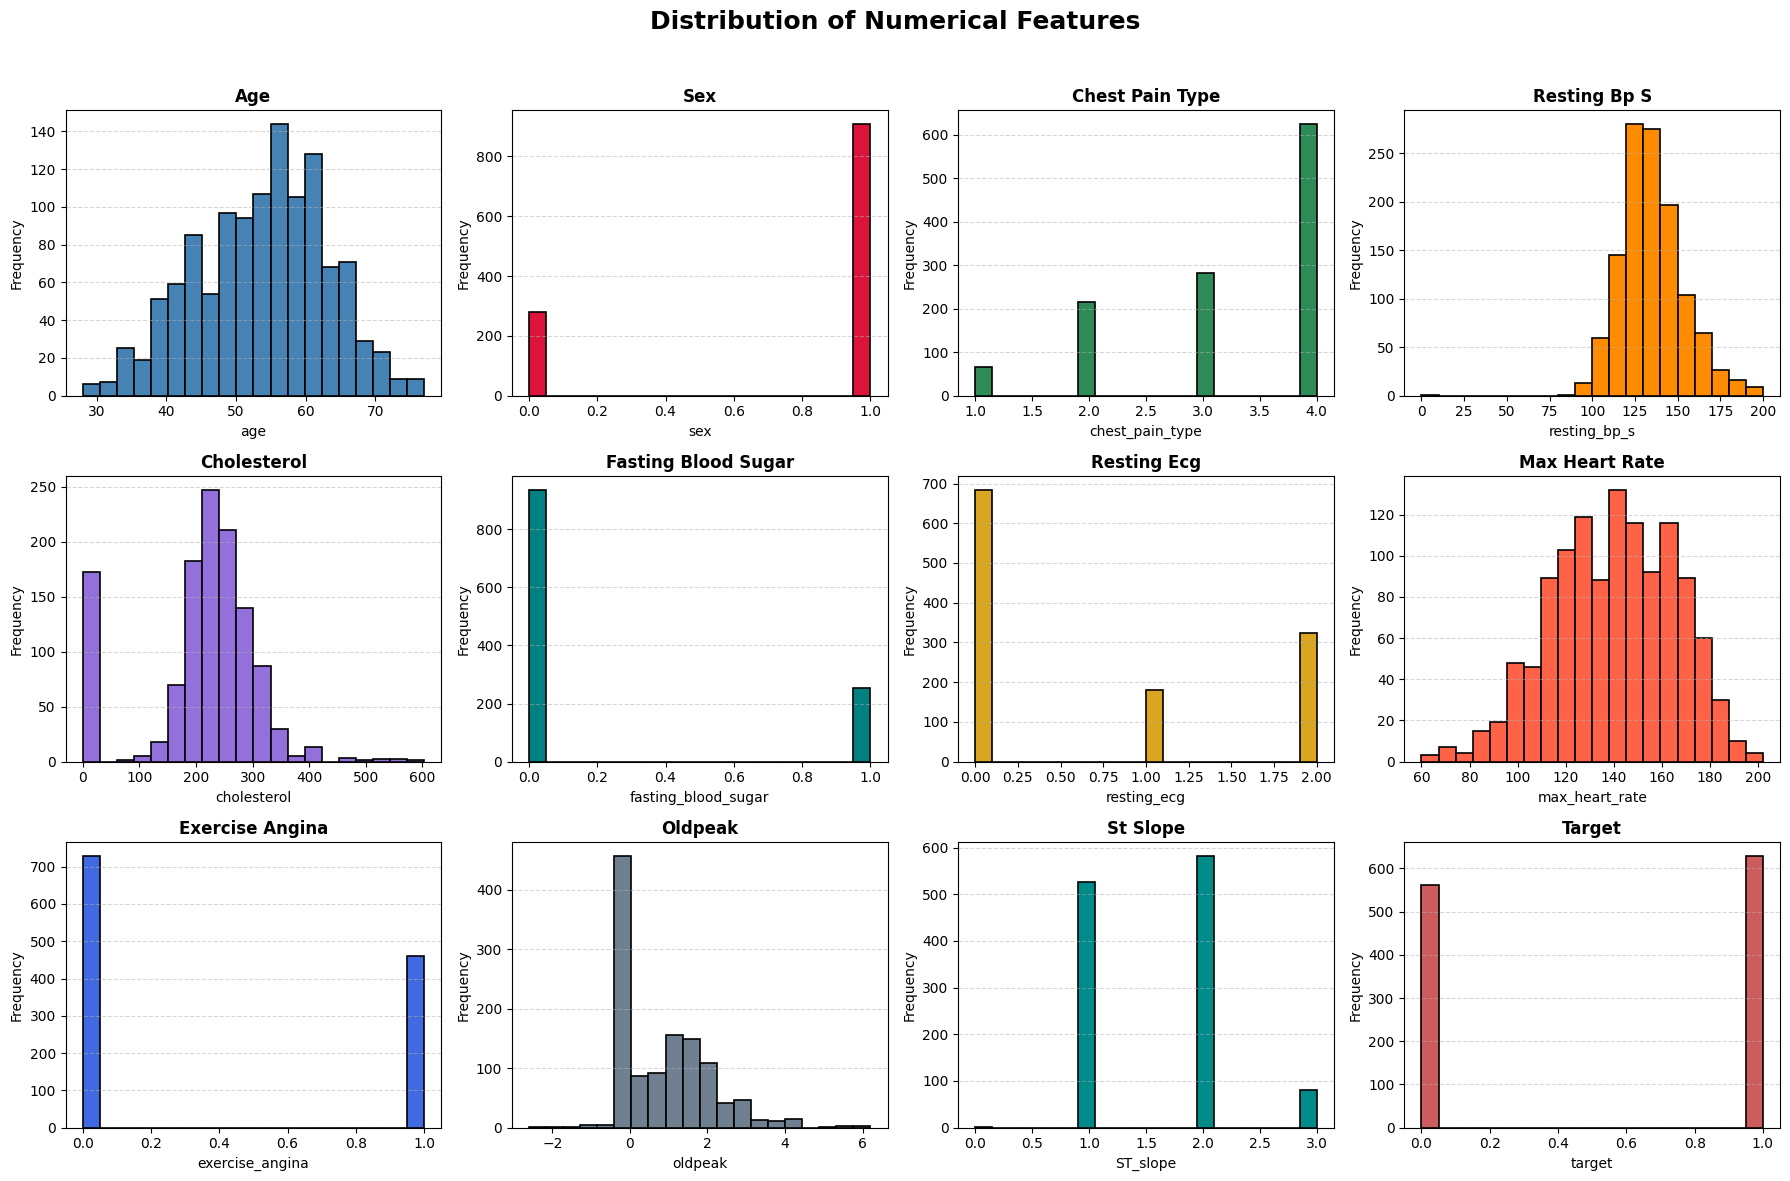
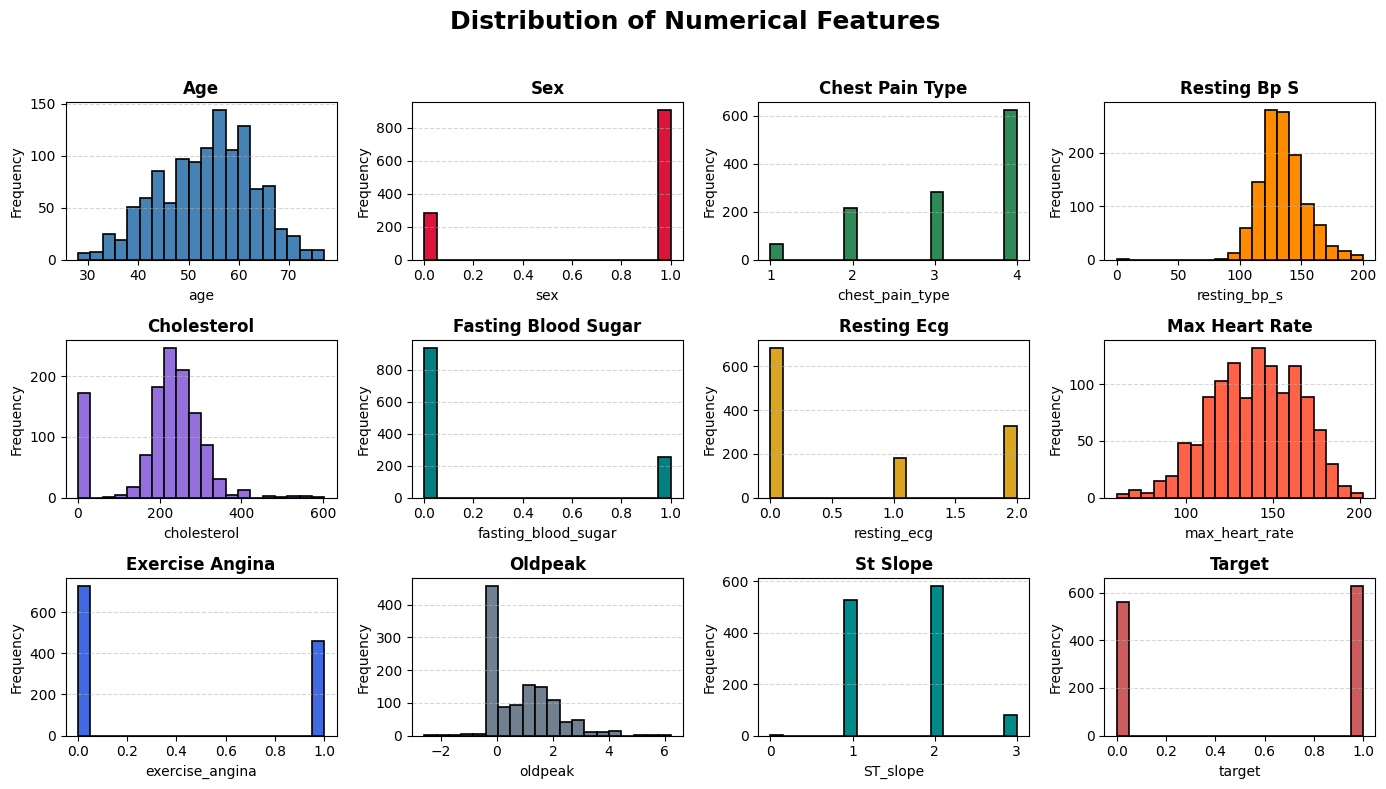
Code edit (unified diff) that turned the first committed figure into the second:
--- before
+++ after
@@ -5,5 +5,5 @@
 
 # Create subplots
-fig, axes = plt.subplots(3, 4, figsize=(18, 12))
+fig, axes = plt.subplots(3, 4, figsize=(14, 8))
 axes = axes.flatten()
 

Commit: Created using Colab